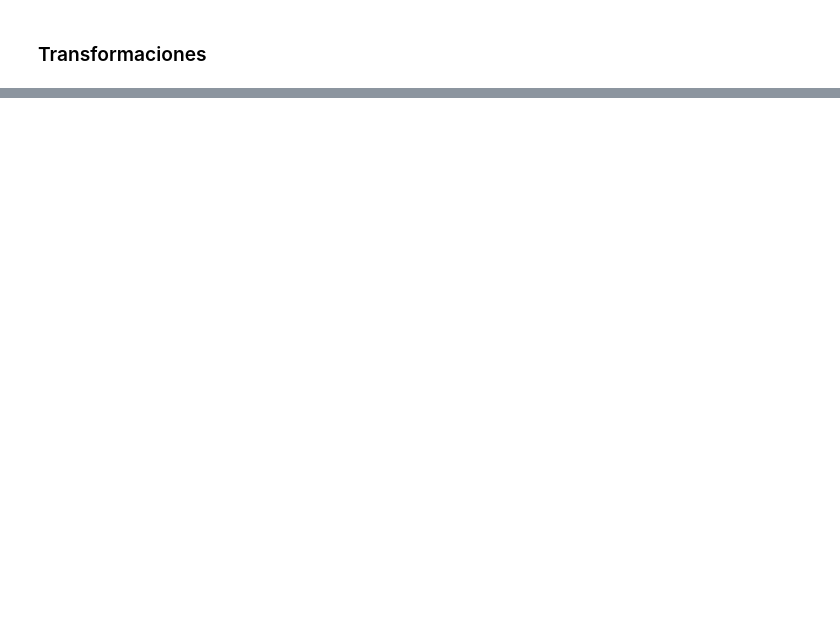
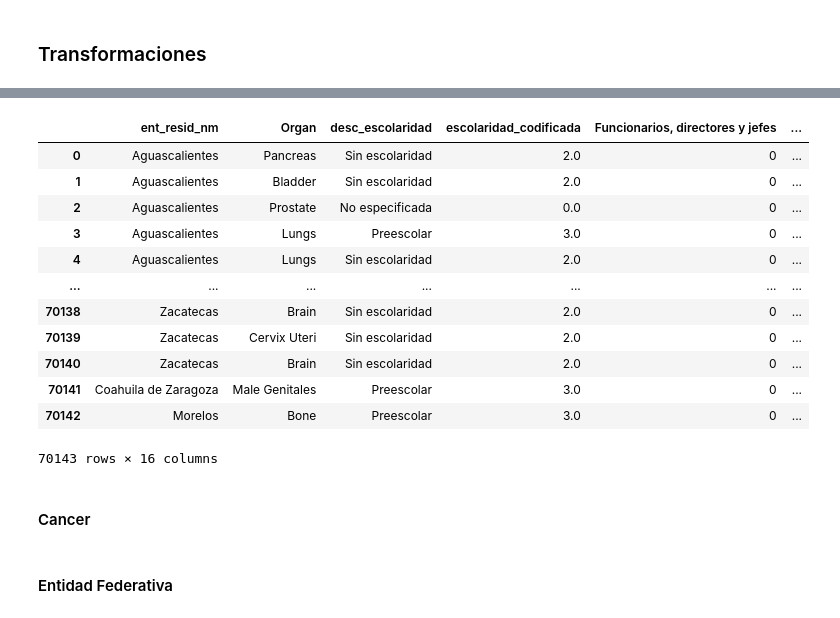
Before and after one commit to aledelorbe/pt2Codigos, a Jupyter notebook: SegundasActividades/Algoritmos.ipynb, the cells around one changed output, grey strips where cells are left out. Saved outputs shown, nothing was run; the diff lists cells and outputs as text; code cells hidden in the pictures; blank space fills up the shorter version.

```diff
--- a/SegundasActividades/Algoritmos.ipynb
+++ b/SegundasActividades/Algoritmos.ipynb
@@ -149,0 +136,21 @@ df2010 = df2010.astype(np.float64)
+# %%
+df2010 = df2010.drop(columns=['desc_ocupacion']) # Eliminamos la vairable original 'nombreDescripcion'
+df2010
+# %% [output]
+|  | ent_resid_nm | Organ | desc_escolaridad | escolaridad_codificada | Funcionarios, directores y jefes | ... |
+| 0 | Aguascalientes | Pancreas | Sin escolaridad | 2.0 | 0 | ... |
+| 1 | Aguascalientes | Bladder | Sin escolaridad | 2.0 | 0 | ... |
+| 2 | Aguascalientes | Prostate | No especificada | 0.0 | 0 | ... |
+| 3 | Aguascalientes | Lungs | Preescolar | 3.0 | 0 | ... |
+| 4 | Aguascalientes | Lungs | Sin escolaridad | 2.0 | 0 | ... |
+| ... | ... | ... | ... | ... | ... | ... |
+| 70138 | Zacatecas | Brain | Sin escolaridad | 2.0 | 0 | ... |
+| 70139 | Zacatecas | Cervix Uteri | Sin escolaridad | 2.0 | 0 | ... |
+| 70140 | Zacatecas | Brain | Sin escolaridad | 2.0 | 0 | ... |
+| 70141 | Coahuila de Zaragoza | Male Genitales | Preescolar | 3.0 | 0 | ... |
+| 70142 | Morelos | Bone | Preescolar | 3.0 | 0 | ... |
+70143 rows × 16 columns
+# %% [markdown]
+#### Cancer
+# %% [markdown]
+#### Entidad Federativa
```
Also changed, not shown: parts of 17 cells of this notebook.
